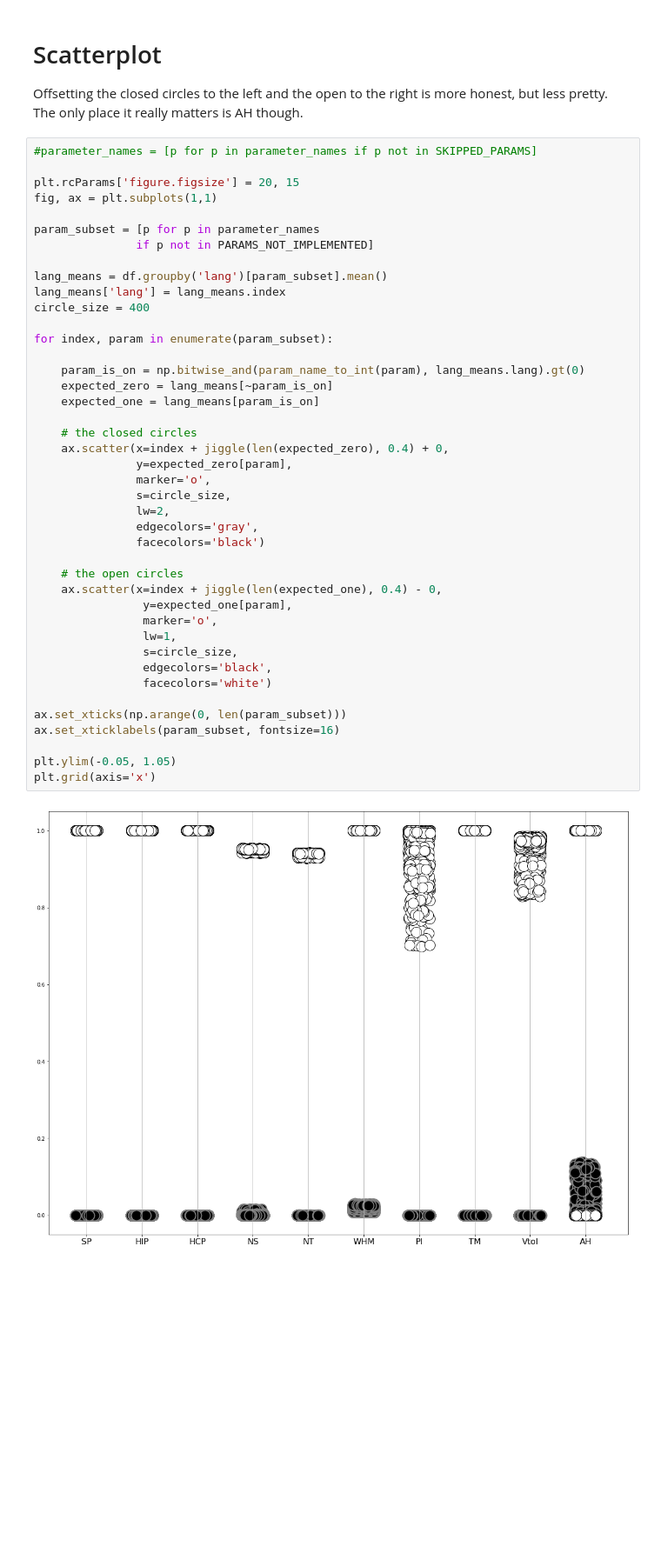
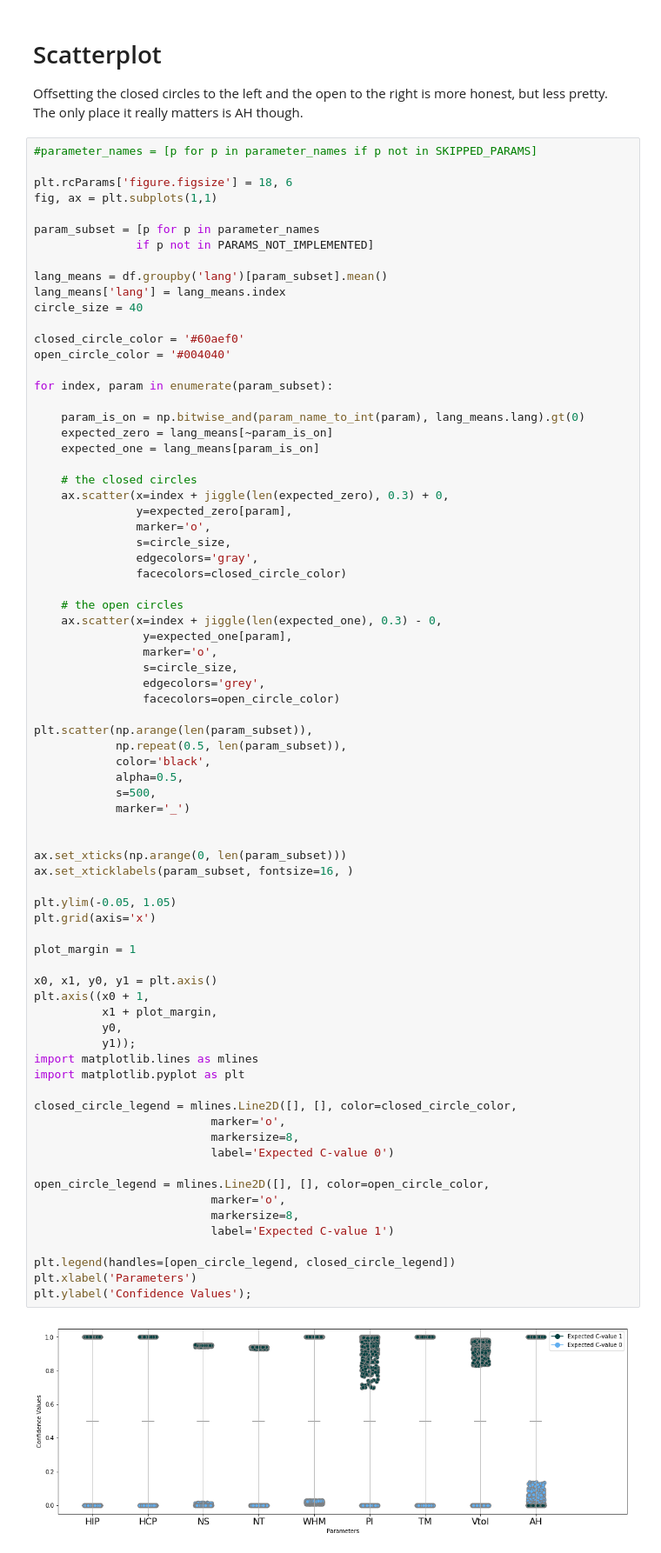
Before and after one commit to pfeyz/doingawaywithdefaults, a Jupyter notebook: visualization/Bucld 42 scatterplots.ipynb, the cells around one changed output. Shown at 87% size. Saved outputs shown, nothing was run; the diff lists cells and outputs as text; blank space fills up the shorter version.

Commit message:
graphical tweaks to scatterplot

```diff
--- a/visualization/Bucld 42 scatterplots.ipynb
+++ b/visualization/Bucld 42 scatterplots.ipynb
@@ -66,44 +66,77 @@ Offsetting the closed circles to the left and the open to the right is more hone
 # %%
 #parameter_names = [p for p in parameter_names if p not in SKIPPED_PARAMS]
 
-plt.rcParams['figure.figsize'] = 20, 15
+plt.rcParams['figure.figsize'] = 18, 6
 fig, ax = plt.subplots(1,1)
 
 param_subset = [p for p in parameter_names
                if p not in PARAMS_NOT_IMPLEMENTED]
 
 lang_means = df.groupby('lang')[param_subset].mean()
 lang_means['lang'] = lang_means.index
-circle_size = 400
+circle_size = 40
+
+closed_circle_color = '#60aef0'
+open_circle_color = '#004040'
 
 for index, param in enumerate(param_subset):
 
     param_is_on = np.bitwise_and(param_name_to_int(param), lang_means.lang).gt(0)
     expected_zero = lang_means[~param_is_on]
     expected_one = lang_means[param_is_on]
 
     # the closed circles
-    ax.scatter(x=index + jiggle(len(expected_zero), 0.4) + 0,
+    ax.scatter(x=index + jiggle(len(expected_zero), 0.3) + 0,
                y=expected_zero[param],
                marker='o',
                s=circle_size,
-               lw=2,
                edgecolors='gray',
-               facecolors='black')
+               facecolors=closed_circle_color)
 
     # the open circles
-    ax.scatter(x=index + jiggle(len(expected_one), 0.4) - 0,
+    ax.scatter(x=index + jiggle(len(expected_one), 0.3) - 0,
                 y=expected_one[param],
                 marker='o',
-                lw=1,
                 s=circle_size,
-                edgecolors='black',
-                facecolors='white')
+                edgecolors='grey',
+                facecolors=open_circle_color)
+
+plt.scatter(np.arange(len(param_subset)),
+            np.repeat(0.5, len(param_subset)),
+            color='black',
+            alpha=0.5,
+            s=500,
+            marker='_')
+
 
 ax.set_xticks(np.arange(0, len(param_subset)))
-ax.set_xticklabels(param_subset, fontsize=16)
+ax.set_xticklabels(param_subset, fontsize=16, )
 
 plt.ylim(-0.05, 1.05)
 plt.grid(axis='x')
+
+plot_margin = 1
+
+x0, x1, y0, y1 = plt.axis()
+plt.axis((x0 + 1,
+          x1 + plot_margin,
+          y0,
+          y1));
+import matplotlib.lines as mlines
+import matplotlib.pyplot as plt
+
+closed_circle_legend = mlines.Line2D([], [], color=closed_circle_color,
+                          marker='o',
+                          markersize=8,
+                          label='Expected C-value 0')
+
+open_circle_legend = mlines.Line2D([], [], color=open_circle_color,
+                          marker='o',
+                          markersize=8,
+                          label='Expected C-value 1')
+
+plt.legend(handles=[open_circle_legend, closed_circle_legend])
+plt.xlabel('Parameters')
+plt.ylabel('Confidence Values');
 # %% [output]
-[figure, old version]
+[figure, new version]
```
Also changed, not shown: parts of 1 cell of this notebook.
